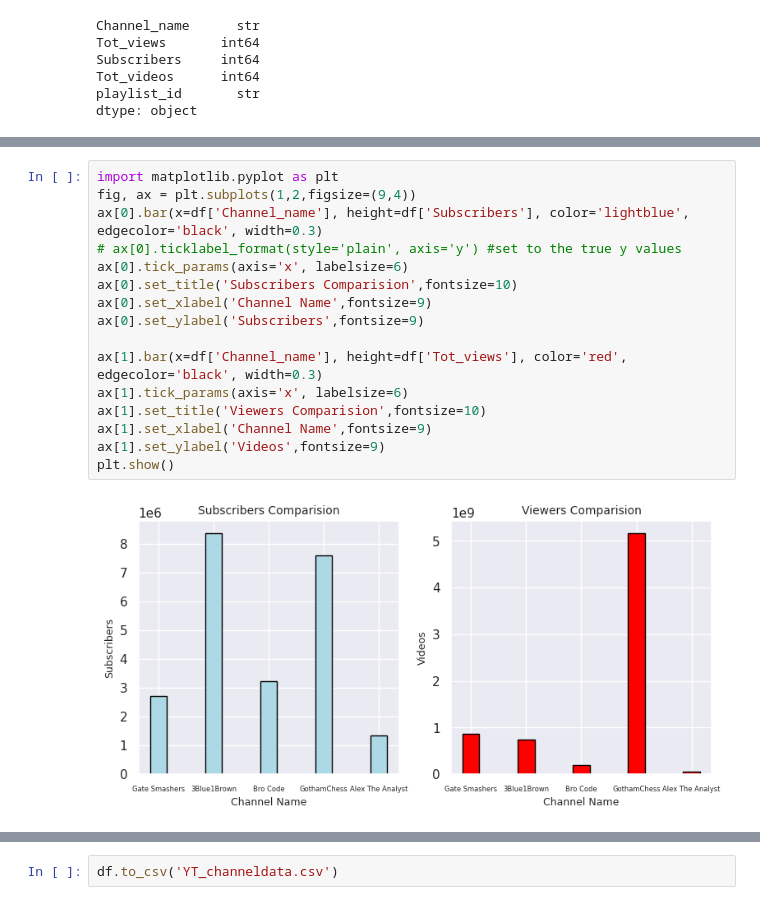
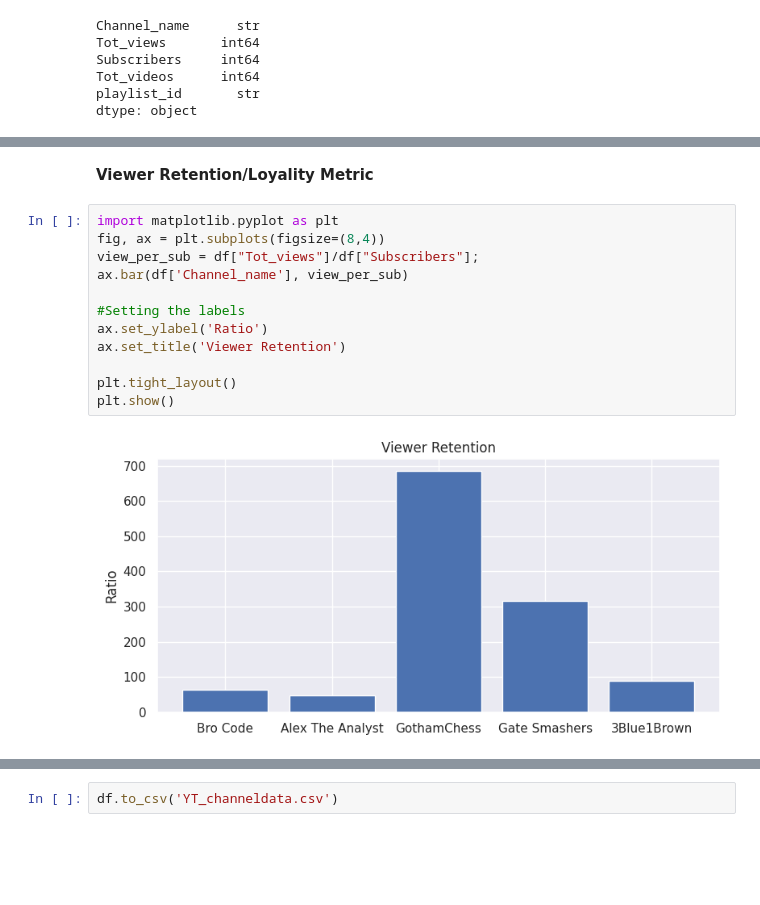
Before and after one commit to Yuvaraj26-coder/YT_Analysis, a Jupyter notebook: Yt-analysis.ipynb, the cells around one changed output, grey strips where cells are left out. Saved outputs shown, nothing was run; the diff lists cells and outputs as text; blank space fills up the shorter version.

```diff
--- a/Yt-analysis.ipynb
+++ b/Yt-analysis.ipynb
@@ -73,18 +74,16 @@ ax = sns.barplot(x='Channel_name', y='Tot_videos', data=df)
+# %% [markdown]
+**Viewer Retention/Loyality Metric**
 # %%
 import matplotlib.pyplot as plt
-fig, ax = plt.subplots(1,2,figsize=(9,4))
-ax[0].bar(x=df['Channel_name'], height=df['Subscribers'], color='lightblue', edgecolor='black', width=0.3)
-# ax[0].ticklabel_format(style='plain', axis='y') #set to the true y values
-ax[0].tick_params(axis='x', labelsize=6)
-ax[0].set_title('Subscribers Comparision',fontsize=10)
-ax[0].set_xlabel('Channel Name',fontsize=9)
-ax[0].set_ylabel('Subscribers',fontsize=9)
+fig, ax = plt.subplots(figsize=(8,4))
+view_per_sub = df["Tot_views"]/df["Subscribers"];
+ax.bar(df['Channel_name'], view_per_sub)
 
-ax[1].bar(x=df['Channel_name'], height=df['Tot_views'], color='red', edgecolor='black', width=0.3)
-ax[1].tick_params(axis='x', labelsize=6)
-ax[1].set_title('Viewers Comparision',fontsize=10)
-ax[1].set_xlabel('Channel Name',fontsize=9)
-ax[1].set_ylabel('Videos',fontsize=9)
+#Setting the labels
+ax.set_ylabel('Ratio')
+ax.set_title('Viewer Retention')
+
+plt.tight_layout()
 plt.show()
 # %% [output]
-[figure, old version]
+[figure, new version]
```
Also changed, not shown: parts of 9 cells of this notebook.
